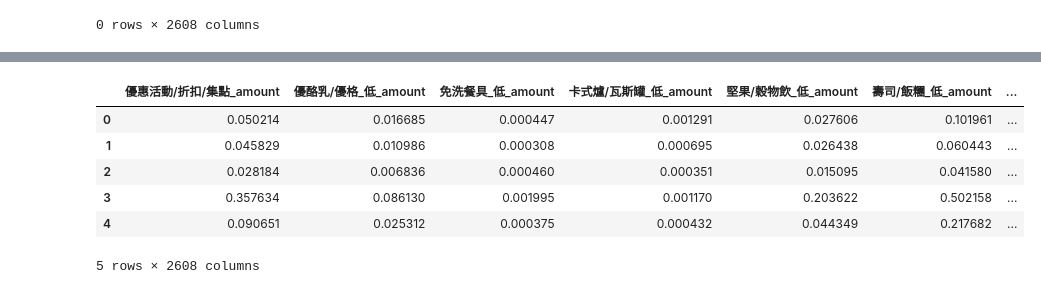
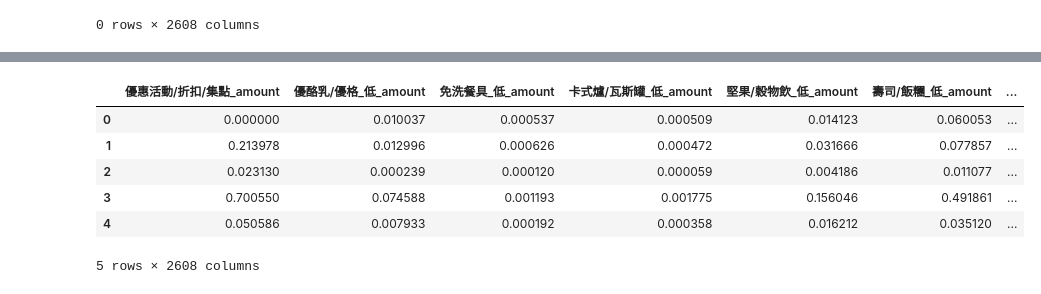
Before and after one commit to DylanJoo/codes.customer.characteristics, a Jupyter notebook: NMF.ipynb, the cells around one changed output, grey strips where cells are left out. Cells and saved outputs as stored; diff of their text form; code cells hidden in the pictures.

```diff
--- a/NMF.ipynb
+++ b/NMF.ipynb
@@ -259,0 +247,3 @@ for i in range(10,13):
+# %%
+id_s = np.load('sample_user_id.npy', allow_pickle=True)
+id_s
@@ -260,8 +279,11 @@ for i in range(10,13):
+# %%
+#sample data
+df_s= df_s[df_s.index.isin(id_s)]
 # %%
 #全部都是0的會出現NA
-df_2020p = df_2020.div(df_2020.sum(axis=1), axis= 0, fill_value= None)
-df_2020p= df_2020p.round(8)
-df_2020p= df_2020p.fillna(0.0)
+df_sp = df_s.div(df_s.sum(axis=1), axis= 0, fill_value= None)
+df_sp= df_sp.round(8)
+df_sp= df_sp.fillna(0.0)
 # %%
 #Check na
 #np.isnan(df_2020p).any
@@ -271,7 +293,8 @@ df_2020p[df_2020p.isnull().T.any()]
 |  | 優惠活動/折扣/集點_amount | 優酪乳/優格_低_amount | 免洗餐具_低_amount | 卡式爐/瓦斯罐_低_amount | 堅果/穀物飲_低_amount | 壽司/飯糰_低_amount | ... |
 0 rows × 2608 columns
 # %%
+from sklearn.decomposition import NMF
 K = 5
 nmf = NMF(n_components= K, beta_loss= 'frobenius', init='random', l1_ratio = 1) #nndsvd更適用於sparse factorization
-W = nmf.fit_transform(df_2020p)
+W = nmf.fit_transform(df_sp)
 H = nmf.components_
@@ -278,13 +322,13 @@ H = nmf.components_
 # %%
-df_H = pd.DataFrame(H, columns=df_2020p.columns)
+df_H = pd.DataFrame(H, columns=df_sp.columns)
 df_H
 # %% [output]
 |  | 優惠活動/折扣/集點_amount | 優酪乳/優格_低_amount | 免洗餐具_低_amount | 卡式爐/瓦斯罐_低_amount | 堅果/穀物飲_低_amount | 壽司/飯糰_低_amount | ... |
-| 0 | 0.050214 | 0.016685 | 0.000447 | 0.001291 | 0.027606 | 0.101961 | ... |
-| 1 | 0.045829 | 0.010986 | 0.000308 | 0.000695 | 0.026438 | 0.060443 | ... |
-| 2 | 0.028184 | 0.006836 | 0.000460 | 0.000351 | 0.015095 | 0.041580 | ... |
-| 3 | 0.357634 | 0.086130 | 0.001995 | 0.001170 | 0.203622 | 0.502158 | ... |
-| 4 | 0.090651 | 0.025312 | 0.000375 | 0.000432 | 0.044349 | 0.217682 | ... |
+| 0 | 0.000000 | 0.010037 | 0.000537 | 0.000509 | 0.014123 | 0.060053 | ... |
+| 1 | 0.213978 | 0.012996 | 0.000626 | 0.000472 | 0.031666 | 0.077857 | ... |
+| 2 | 0.023130 | 0.000239 | 0.000120 | 0.000059 | 0.004186 | 0.011077 | ... |
+| 3 | 0.700550 | 0.074588 | 0.001193 | 0.001775 | 0.156046 | 0.491861 | ... |
+| 4 | 0.050586 | 0.007933 | 0.000192 | 0.000358 | 0.016212 | 0.035120 | ... |
 5 rows × 2608 columns
 # %%
 for i in range(K):
```
Also changed, not shown: parts of 9 cells of this notebook, 1 other file.
